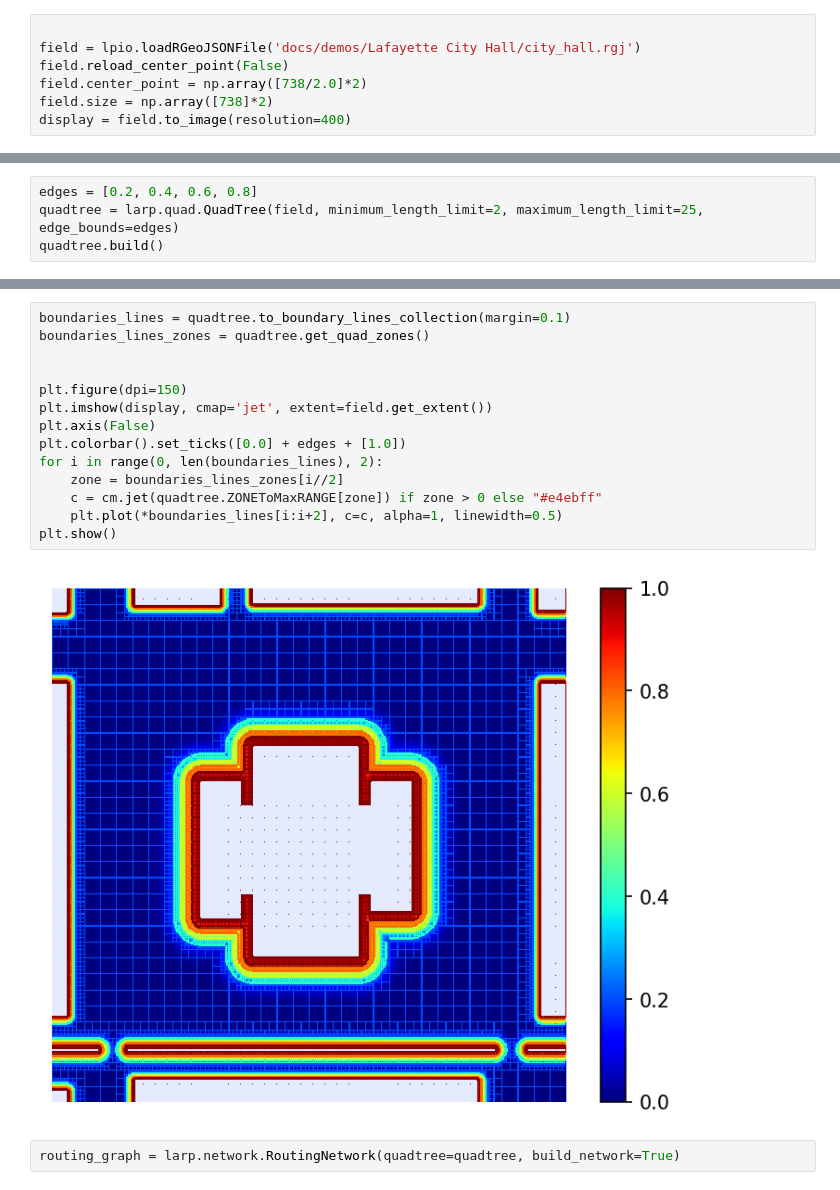
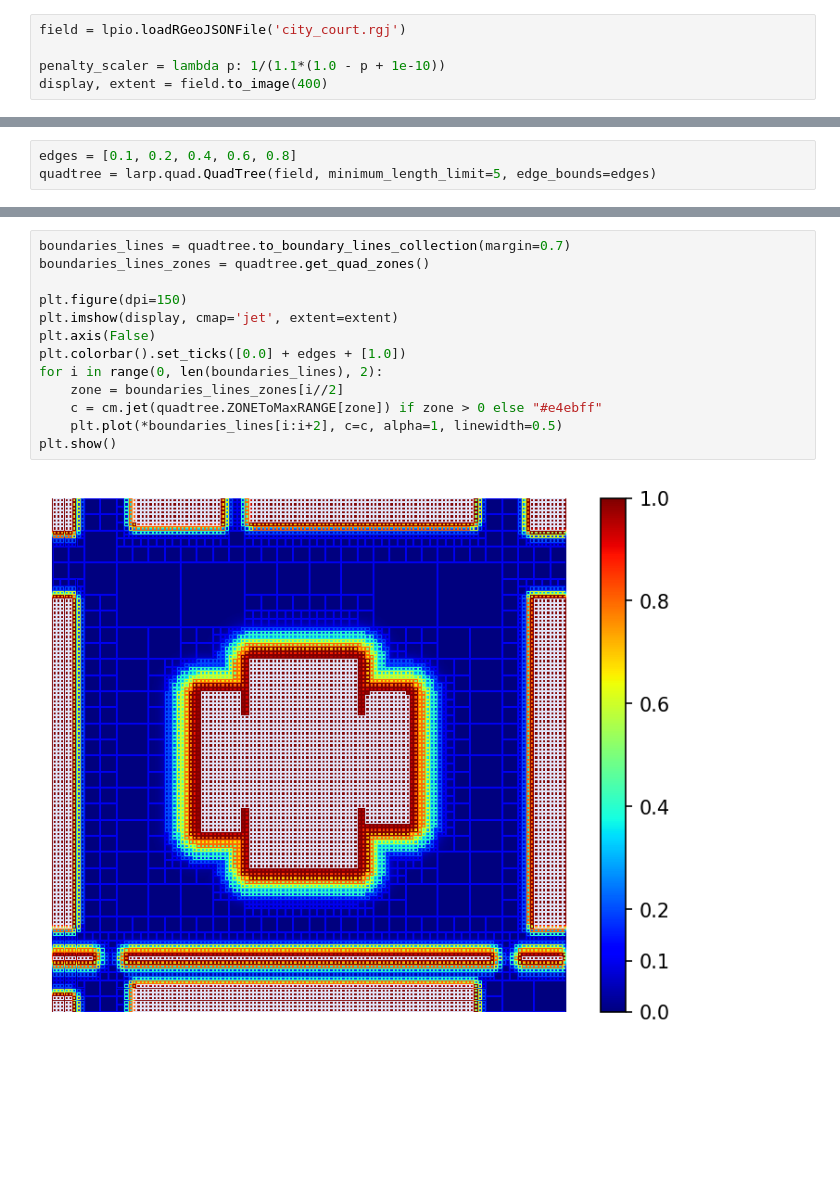
Before and after one commit to wzjoriv/Larp, a Jupyter notebook: docs/demos/Lafayette Court House/presentation.ipynb, the cells around one changed output, grey strips where cells are left out. Cells and saved outputs as stored; diff of their text form; blank space fills up the shorter version.

```diff
--- a/docs/demos/Lafayette Court House/presentation.ipynb
+++ b/docs/demos/Lafayette Court House/presentation.ipynb
@@ -17,10 +17,8 @@ plt.axis(False)
-# %%
-
-field = lpio.loadRGeoJSONFile('docs/demos/Lafayette City Hall/city_hall.rgj')
-field.reload_center_point(False)
-field.center_point = np.array([738/2.0]*2)
-field.size = np.array([738]*2)
-display = field.to_image(resolution=400)
+# %%
+field = lpio.loadRGeoJSONFile('city_court.rgj')
+
+penalty_scaler = lambda p: 1/(1.1*(1.0 - p + 1e-10))
+display, extent = field.to_image(400)
 # %%
 
 plt.figure(dpi=150)
@@ -35,4 +33,3 @@ plt.show()
 # %%
-edges = [0.2, 0.4, 0.6, 0.8]
-quadtree = larp.quad.QuadTree(field, minimum_length_limit=2, maximum_length_limit=25, edge_bounds=edges)
-quadtree.build()
+edges = [0.1, 0.2, 0.4, 0.6, 0.8]
+quadtree = larp.quad.QuadTree(field, minimum_length_limit=5, edge_bounds=edges)
@@ -41,21 +36,18 @@ quadtree.build()
 # %%
-boundaries_lines = quadtree.to_boundary_lines_collection(margin=0.1)
+boundaries_lines = quadtree.to_boundary_lines_collection(margin=0.7)
 boundaries_lines_zones = quadtree.get_quad_zones()
 
-
 plt.figure(dpi=150)
-plt.imshow(display, cmap='jet', extent=field.get_extent())
+plt.imshow(display, cmap='jet', extent=extent)
 plt.axis(False)
 plt.colorbar().set_ticks([0.0] + edges + [1.0])
 for i in range(0, len(boundaries_lines), 2):
     zone = boundaries_lines_zones[i//2]
     c = cm.jet(quadtree.ZONEToMaxRANGE[zone]) if zone > 0 else "#e4ebff"
     plt.plot(*boundaries_lines[i:i+2], c=c, alpha=1, linewidth=0.5)
 plt.show()
 # %% [output]
-[figure, old version]
+[figure, new version]
-# %%
-routing_graph = larp.network.RoutingNetwork(quadtree=quadtree, build_network=True)
 # %%
 start = (50, 30) # (x, y)
 end = (660, 660)
```
Also changed, not shown: parts of 7 cells of this notebook, 8 other files.
